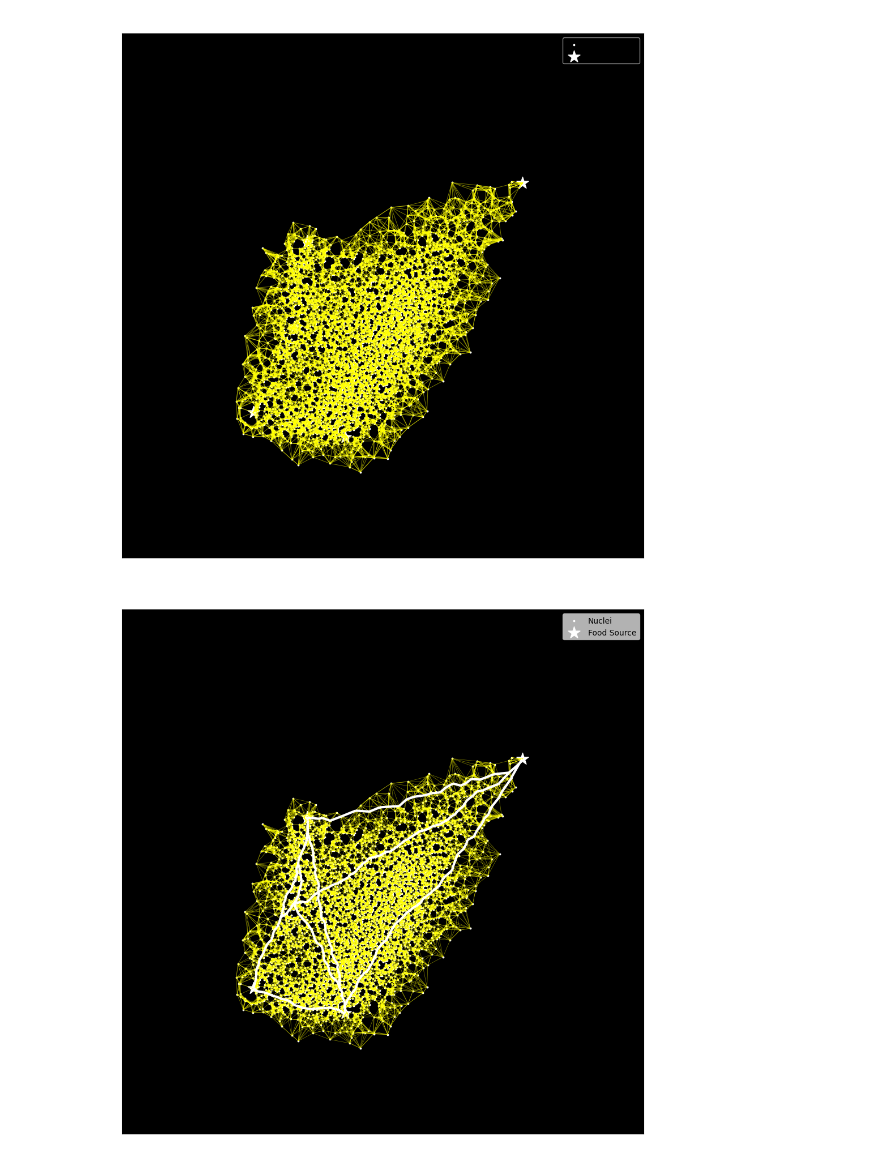
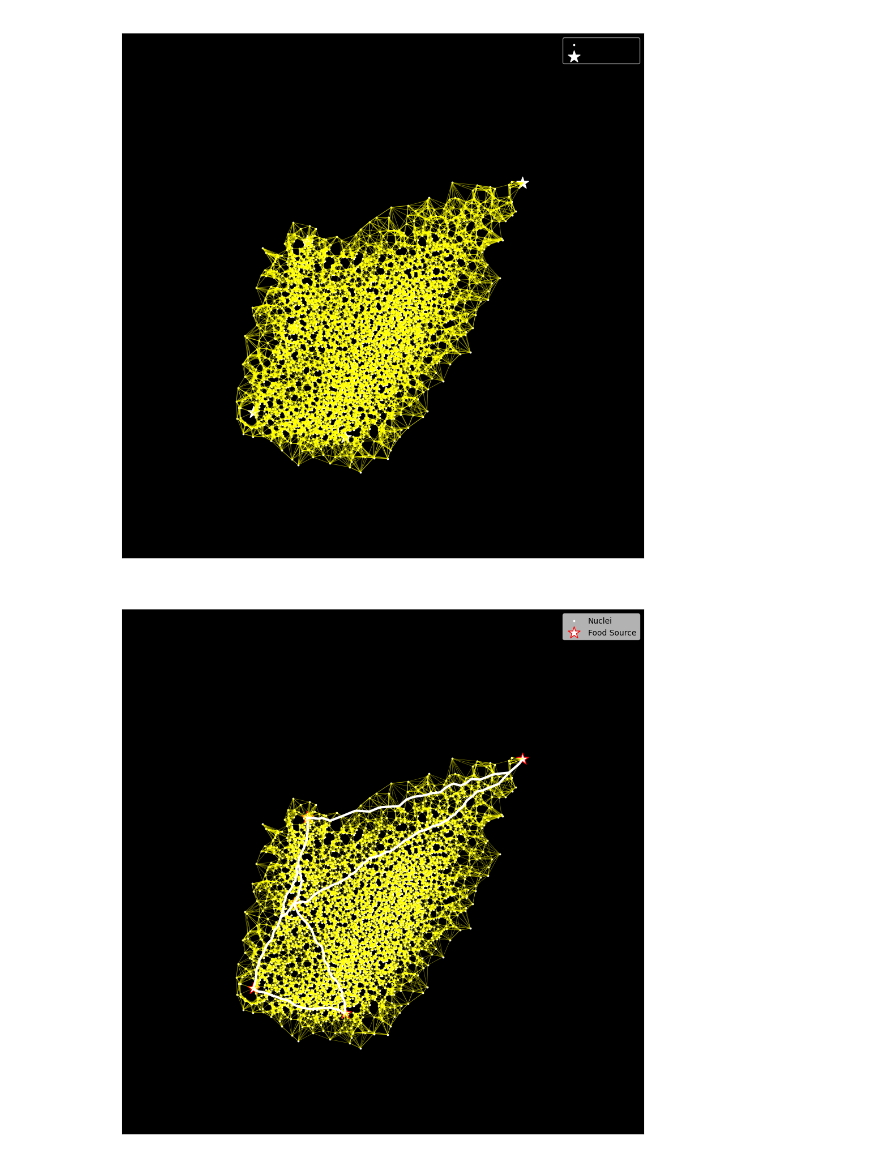
Before and after one commit to JGPannekoek/Natural-Computing, a Jupyter notebook: slime_mold_networks.ipynb, the cells around one changed output. Cells and saved outputs as stored; diff of their text form; code cells hidden in the pictures.

```diff
--- a/slime_mold_networks.ipynb
+++ b/slime_mold_networks.ipynb
@@ -233,7 +233,7 @@ from scipy.spatial import distance_matrix
 from itertools import combinations
 
 # --- Proximity coefficient ---
-p = 3  # Set this to your desired number of closest neighbors
+p = 2 # Set this to your desired number of closest neighbors
 
 # Indices of food sources in all_points (they are last in the array)
 food_indices = np.arange(all_points.shape[0] - len(food_points), all_points.shape[0])
@@ -269,25 +269,25 @@ refined_segments = np.stack([all_points[refined_edges[:, 0]], all_points[refined
 # %%
 fig, ax = plt.subplots(figsize=(10, 10))
 ax.set_facecolor('black')
 
 # Optionally, overlay the mesh in the background (faint)
 lc_mesh = LineCollection(edge_segments, colors='yellow', linewidth=0.5, alpha=0.5)
 ax.add_collection(lc_mesh)
 
-# Draw points
-ax.scatter(points[:, 0], points[:, 1], c='white', s=3, label='Nuclei')
-ax.scatter(food_points[:, 0], food_points[:, 1], c='white', marker='*', s=250, label='Food Source')
-
 # Draw refined network edges
 lc = LineCollection(refined_segments, colors='white', linewidths=3)
 ax.add_collection(lc)
+
+# Draw points
+ax.scatter(points[:, 0], points[:, 1], c='white', s=3, label='Nuclei')
+ax.scatter(food_points[:, 0], food_points[:, 1], c='white', edgecolors='red', marker='*', s=250, label='Food Source')
 
 ax.set_xlim(0, substrate_size)
 ax.set_ylim(0, substrate_size)
 ax.set_title('Refined Shortest-Walk Network (Stage 2)', color='white')
 ax.legend(facecolor='white', framealpha=0.7, loc='upper right')
 ax.tick_params(colors='white')
 plt.tight_layout()
 plt.show()
 # %% [output]
-[figure, old version]
+[figure, new version]
```
Also changed, not shown: parts of 1 cell of this notebook, 2 other files.
